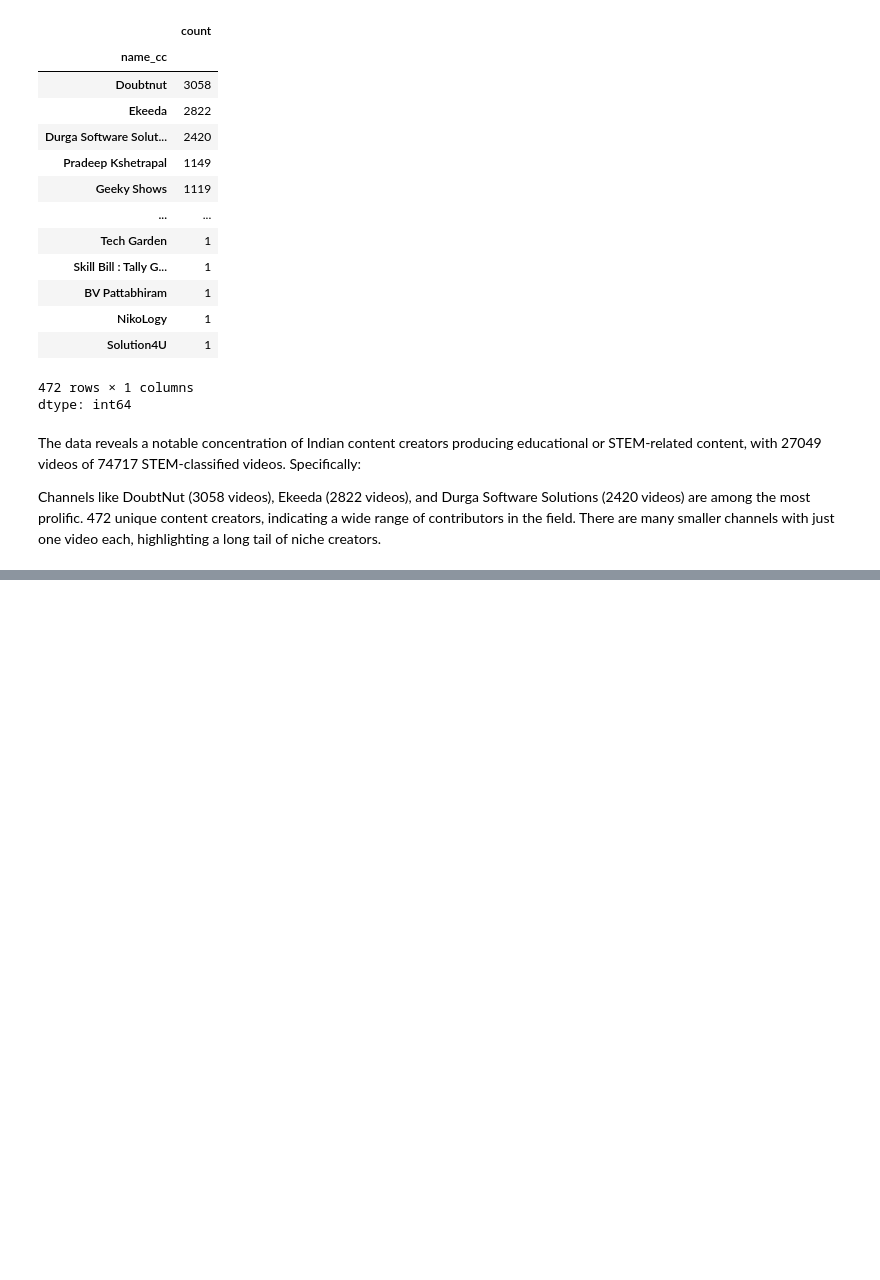
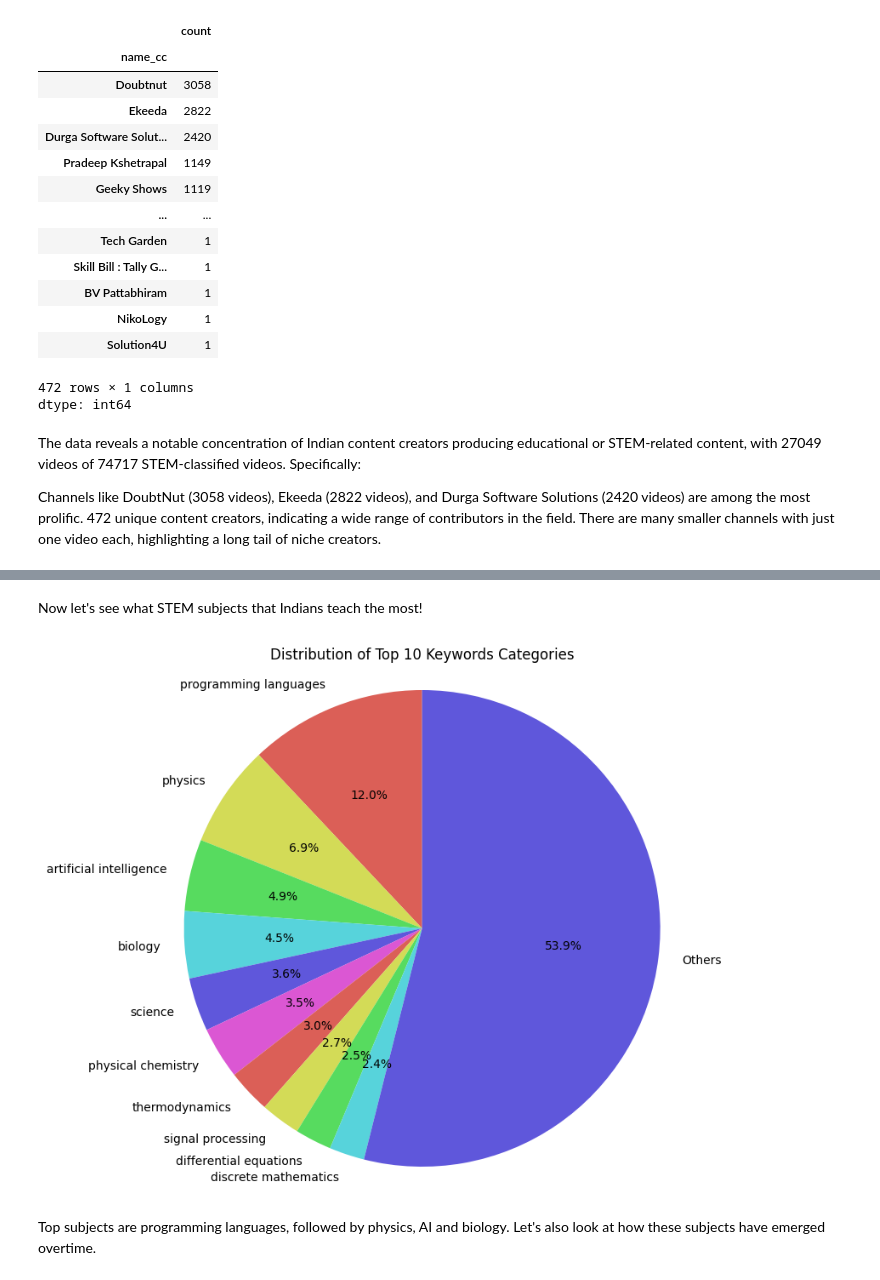
Before and after one commit to epfl-ada/ada-2024-project-adacadabra2048, a Jupyter notebook: result_tmp.ipynb, the cells around one changed output, grey strips where cells are left out. Saved outputs shown, nothing was run; the diff lists cells and outputs as text; code cells hidden in the pictures; blank space fills up the shorter version.

```diff
--- a/result_tmp.ipynb
+++ b/result_tmp.ipynb
@@ -312,0 +407,27 @@ Channels like DoubtNut (3058 videos), Ekeeda (2822 videos), and Durga Software S
+# %% [markdown]
+Now let's see what STEM subjects that Indians teach the most!
+# %%
+# Sort keywords by count in descending order
+sorted_keywords = dict(sorted(keywords_count.items(), key=lambda item: item[1], reverse=True))
+
+# Take the top 10 categories
+top_10_keywords = dict(list(sorted_keywords.items())[:10])
+
+# Calculate the sum of counts for the remaining categories
+other_count = sum(sorted_keywords.values()) - sum(top_10_keywords.values())
+
+# Add "Others" to the top 10 keywords
+top_10_keywords["Others"] = other_count
+
+colors = sns.color_palette('hls')[0:12]
+
+# Create the pie chart
+plt.figure(figsize=(10, 8))  # Adjust figure size as needed
+plt.pie(top_10_keywords.values(), labels=top_10_keywords.keys(), autopct='%1.1f%%', startangle=90, colors=colors)
+plt.title('Distribution of Top 10 Keywords Categories')
+plt.axis('equal')  # Equal aspect ratio ensures that pie is drawn as a circle.
+plt.show()
+# %% [output]
+[figure, added]
+# %% [markdown]
+Top subjects are programming languages, followed by physics, AI and biology. Let's also look at how these subjects have emerged overtime.
```
Also changed, not shown: parts of 24 cells of this notebook.
